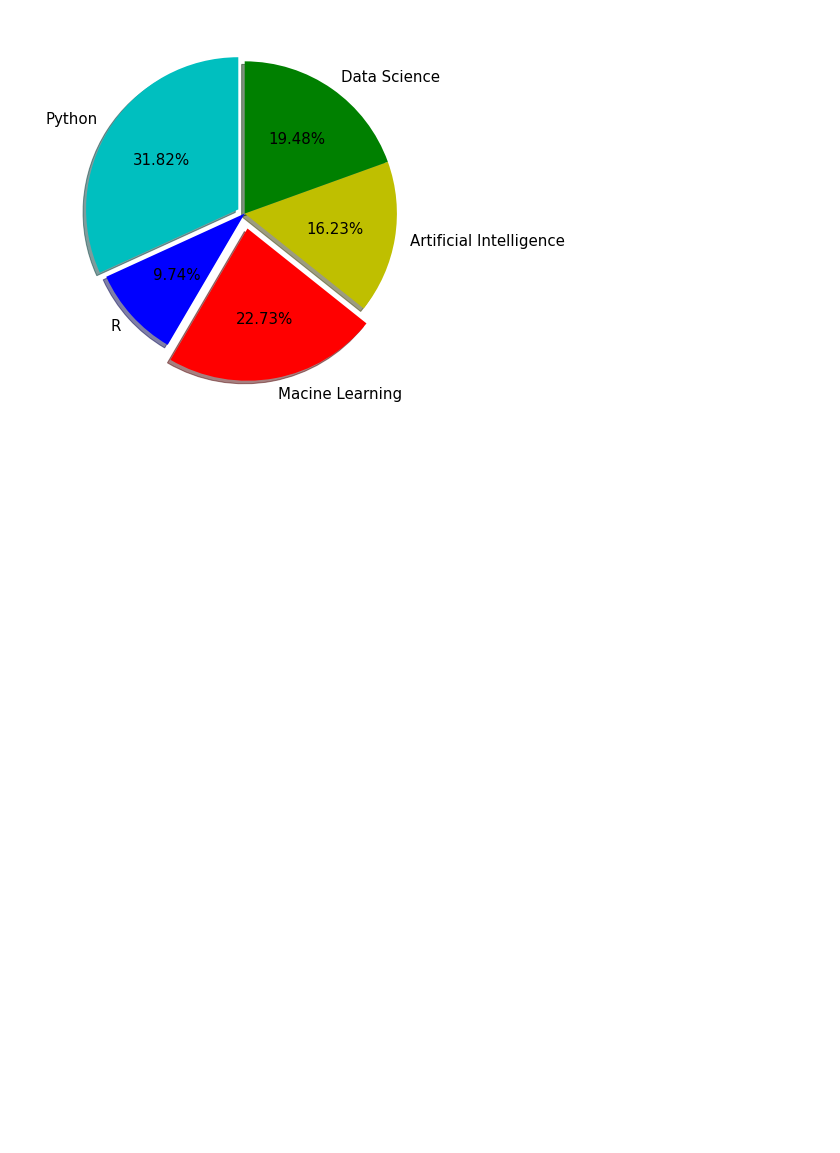
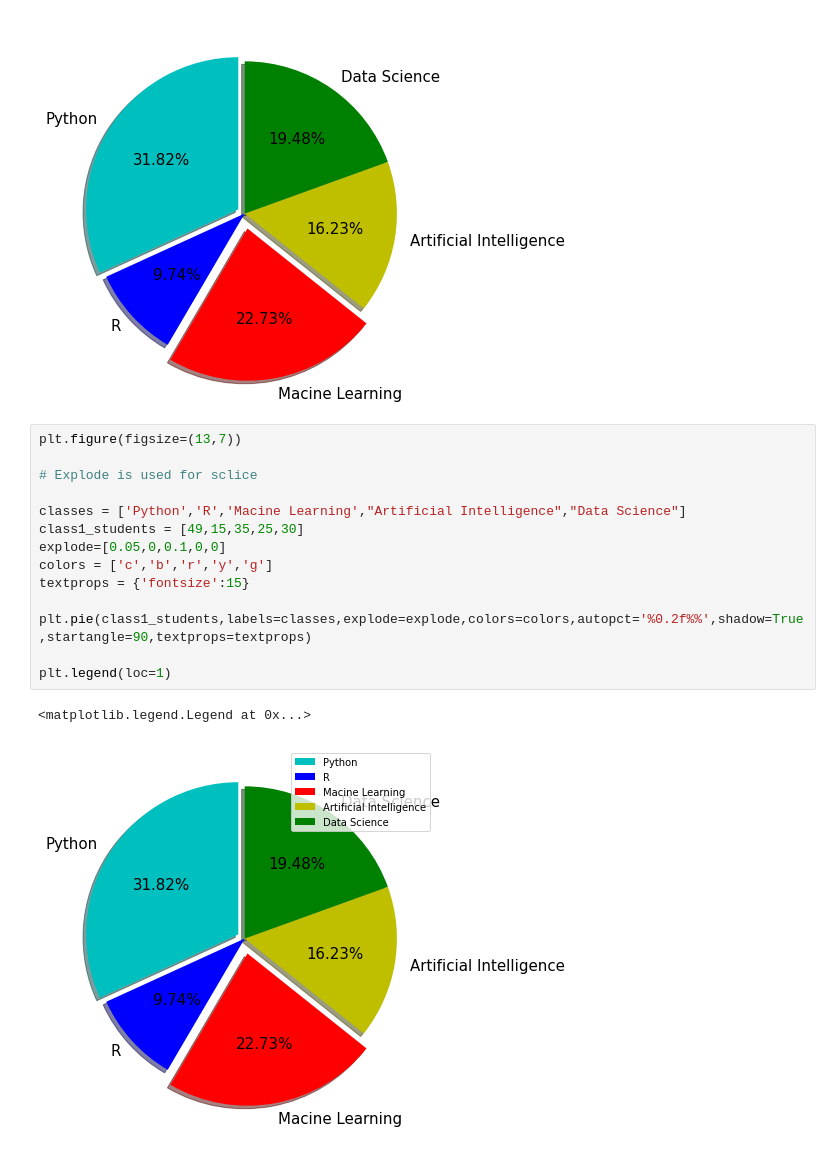
Before and after one commit to AkashSalmuthe/Python-Noteboks, a Jupyter notebook: Pie_Chart.ipynb, the cells around one changed output. Saved outputs shown, nothing was run; the diff lists cells and outputs as text; blank space fills up the shorter version.

```diff
--- a/Pie_Chart.ipynb
+++ b/Pie_Chart.ipynb
@@ -290,3 +290,20 @@ plt.pie(class1_students,labels=classes,explode=explode,colors=colors,autopct='%0
   Text(0.5920274829086818, -0.09748568859484201, '16.23%'),
   Text(0.34470267828765394, 0.49110086904964656, '19.48%')])
 [figure]
+# %%
+plt.figure(figsize=(13,7))
+
+# Explode is used for sclice
+
+classes = ['Python','R','Macine Learning',"Artificial Intelligence","Data Science"]
+class1_students = [49,15,35,25,30]
+explode=[0.05,0,0.1,0,0]
+colors = ['c','b','r','y','g']
+textprops = {'fontsize':15}
+
+plt.pie(class1_students,labels=classes,explode=explode,colors=colors,autopct='%0.2f%%',shadow=True,startangle=90,textprops=textprops)
+
+plt.legend(loc=1)
+# %% [output]
+<matplotlib.legend.Legend at 0x...>
+[figure, added]
```
